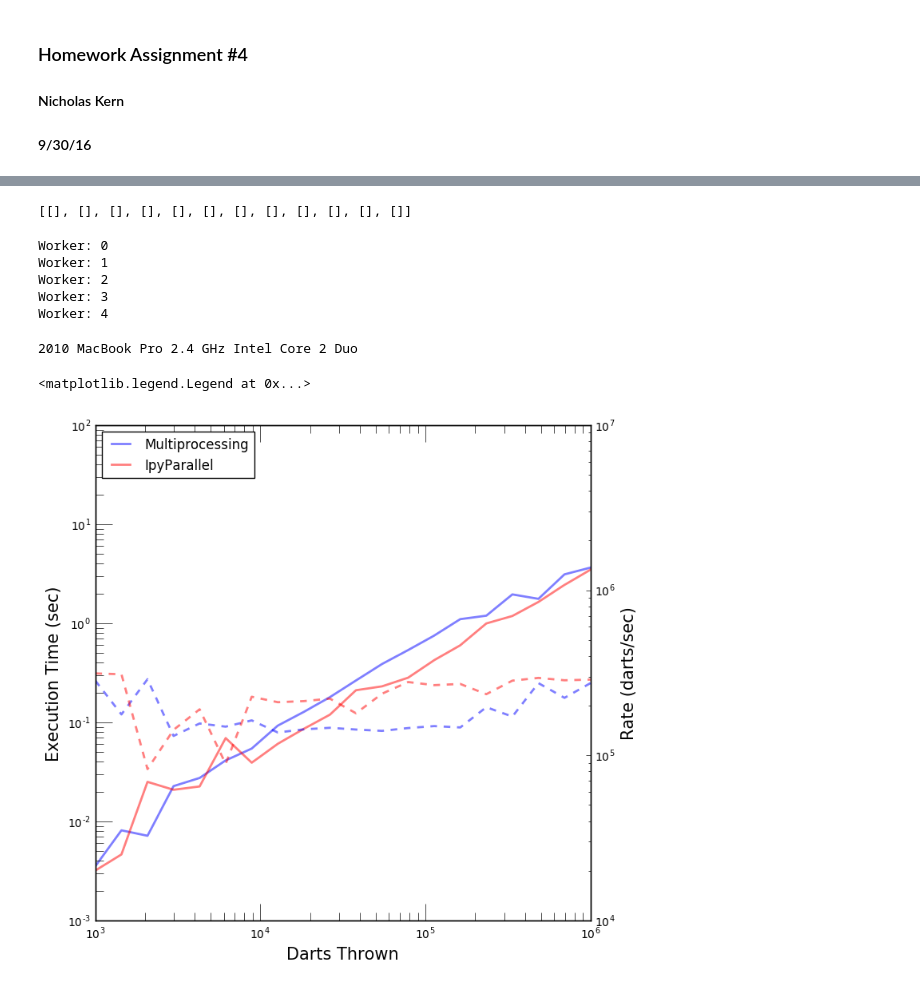
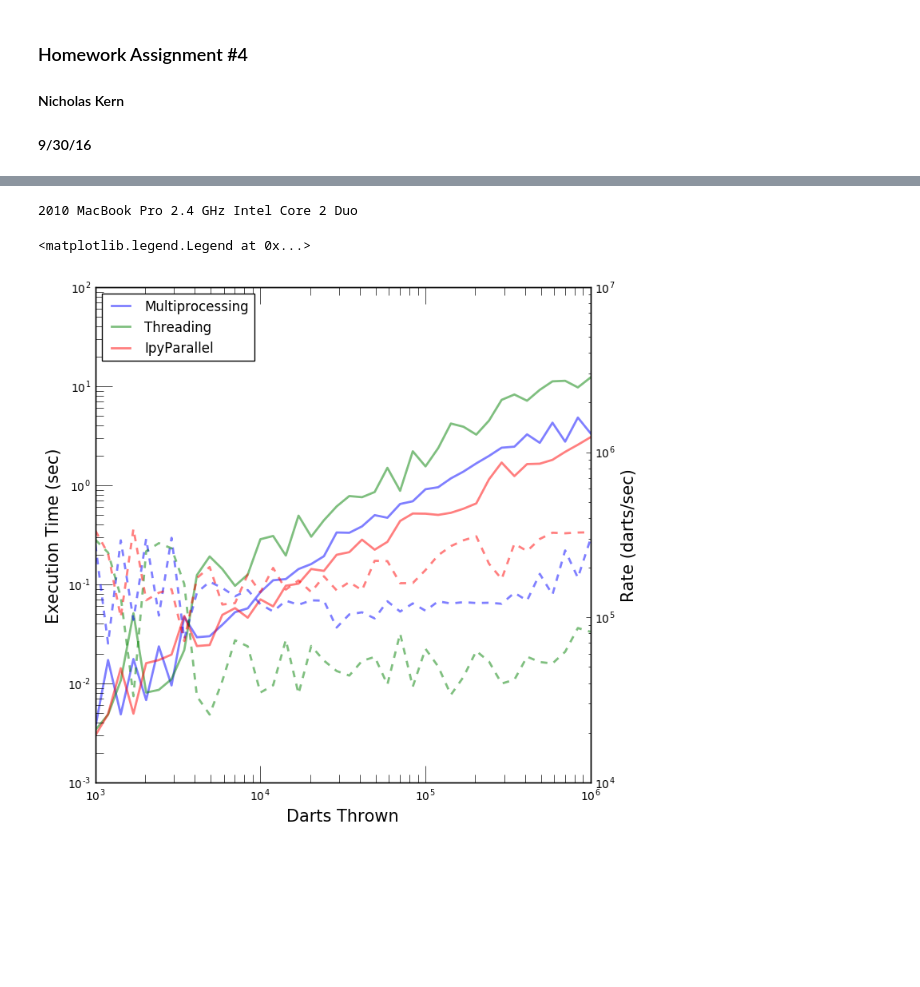
Before and after one commit to python-seminar/homework-4-parallelism-nkern, a Jupyter notebook: hw_4_assignment.ipynb, the cells around one changed output, grey strips where cells are left out. Saved outputs shown, nothing was run; the diff lists cells and outputs as text; code cells hidden in the pictures; blank space fills up the shorter version.

```diff
--- a/hw_4_assignment.ipynb
+++ b/hw_4_assignment.ipynb
@@ -61,8 +56,2 @@ else:
-# %%
-indices = array([[0,3,6,9],[1,4,7,10],[2,5,8,11]])
-result = [[] for i in range(indices.size)]
-print result
-# %% [output]
-[[], [], [], [], [], [], [], [], [], [], [], []]
 # %%
 # Threading
@@ -102,20 +90,2 @@ class map_thread(object):
 
         return array(result)
-# %%
-def worker(num):
-    """thread worker function"""
-    print('Worker: %s' % num)
-    sleep(10)
-    return
-
-threads = []
-for i in range(5):
-    t = thread.Thread(target=worker, args=(i,))
-    threads.append(t)
-    t.start()
-# %% [output]
-Worker: 0
-Worker: 1
-Worker: 2
-Worker: 3
-Worker: 4
@@ -124,2 +92,10 @@ t.join()
+# %%
+N_threads = 5
+thread_data = array([dart_range[i::5] for i in range(5)])
+thread_data_indices = array([arange(len(dart_range))[i::5] for i in range(5)])
+# %%
+M = map_thread(N_threads,thread_data)
+M.start()
+result_thread = M.collect_results(thread_data_indices)
 # %%
 # Outside of the notebook, you need to start engines
@@ -146,29 +123,27 @@ print "2010 MacBook Pro 2.4 GHz Intel Core 2 Duo"
 # %%
 # Plot it!
 fig = mp.figure(figsize=(8,8))
 ax1 = fig.add_subplot(111)
 ax2 = ax1.twinx()
 ax1.set_xscale('log')
 ax1.set_yscale('log')
 ax2.set_yscale('log')
 ax1.tick_params(which='major',length=15)
 ax1.tick_params(which='minor',length=7)
 ax1.set_xlabel(r'Darts Thrown',fontsize=15)
 ax1.set_ylabel(r'Execution Time (sec)',fontsize=15)
 ax2.set_ylabel(r'Rate (darts/sec)',fontsize=15)
 ax1.set_ylim(1e-3,1e2)
 ax2.set_ylim(1e4,1e7)
 
 p0, = ax1.plot(dart_range,result_pool.T[0],color='b',linewidth=2,alpha=0.5)
 p1, = ax1.plot(dart_range,result_thread.T[0],color='g',linewidth=2,alpha=0.5)
 p2, = ax1.plot(dart_range,result_ipy.T[0],color='r',linewidth=2,alpha=0.5)
-p3, = ax1.plot(dart_range,result_naive.T[0],color='m',linewidth=2,alpha=0.5)
 
 p4, = ax2.plot(dart_range,result_pool.T[1],color='b',linewidth=2,alpha=0.5,linestyle='--')
 p5, = ax2.plot(dart_range,result_thread.T[1],color='g',linewidth=2,alpha=0.5,linestyle='--')
 p6, = ax2.plot(dart_range,result_ipy.T[1],color='r',linewidth=2,alpha=0.5,linestyle='--')
-p7, = ax2.plot(dart_range,result_naive.T[1],color='m',linewidth=2,alpha=0.5,linestyle='--')
-ax1.legend([p0,p1,p2,p3],['Multiprocessing','Threading','IpyParallel','Naive Direct'],loc=2)
+ax1.legend([p0,p1,p2],['Multiprocessing','Threading','IpyParallel'],loc=2)
 # %% [output]
 <matplotlib.legend.Legend at 0x...>
-[figure, old version]
+[figure, new version]
```
Also changed, not shown: parts of 8 cells of this notebook.
